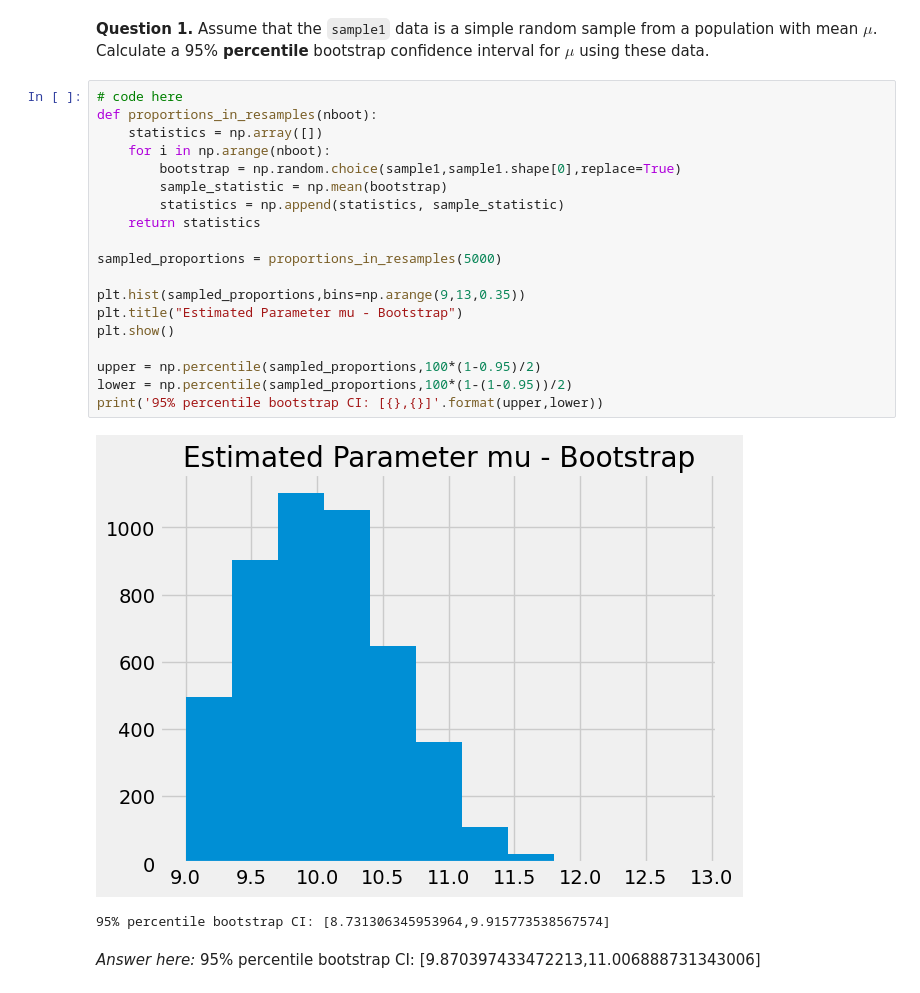
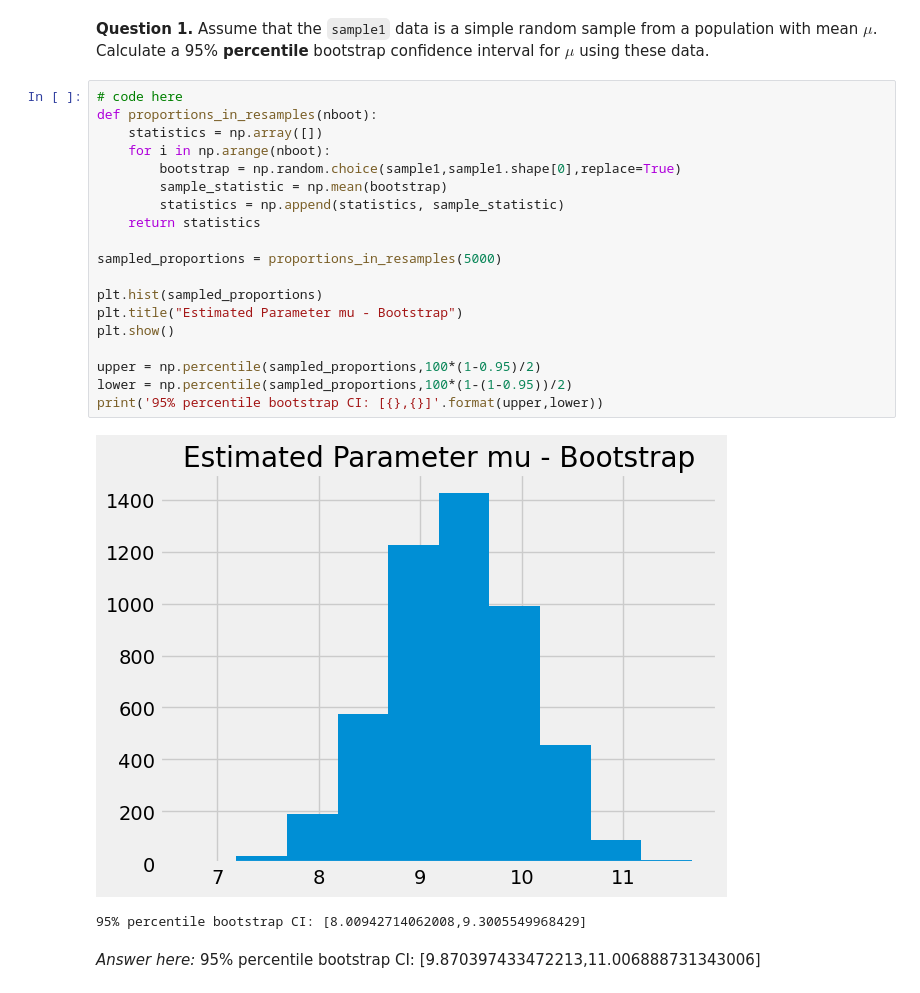
Before and after one commit to mattzhao-R/data-118, a Jupyter notebook: hw/HW06-AUTUMN22.ipynb, the cells around one changed output. Drawn from its saved outputs; the diff is of its cells as text.

```diff
--- a/hw/HW06-AUTUMN22.ipynb
+++ b/hw/HW06-AUTUMN22.ipynb
@@ -280,25 +280,25 @@ array([13.31913219,  7.65314069,  9.36601845, 11.34354154, 10.07006176,
 # %%
 # code here
 def proportions_in_resamples(nboot):
     statistics = np.array([])
     for i in np.arange(nboot):
         bootstrap = np.random.choice(sample1,sample1.shape[0],replace=True)
         sample_statistic = np.mean(bootstrap)
         statistics = np.append(statistics, sample_statistic)
     return statistics
 
 sampled_proportions = proportions_in_resamples(5000)
 
-plt.hist(sampled_proportions,bins=np.arange(9,13,0.35))
+plt.hist(sampled_proportions)
 plt.title("Estimated Parameter mu - Bootstrap")
 plt.show()
 
 upper = np.percentile(sampled_proportions,100*(1-0.95)/2)
 lower = np.percentile(sampled_proportions,100*(1-(1-0.95))/2)
 print('95% percentile bootstrap CI: [{},{}]'.format(upper,lower))
 # %% [output]
-[figure, old version]
+[figure, new version]
-95% percentile bootstrap CI: [8.731306345953964,9.915773538567574]
+95% percentile bootstrap CI: [8.00942714062008,9.3005549968429]
 # %% [markdown]
 *Answer here:* 95% percentile bootstrap CI: [9.870397433472213,11.006888731343006]
 # %% [markdown]
```
Also changed, not shown: parts of 8 cells of this notebook.
